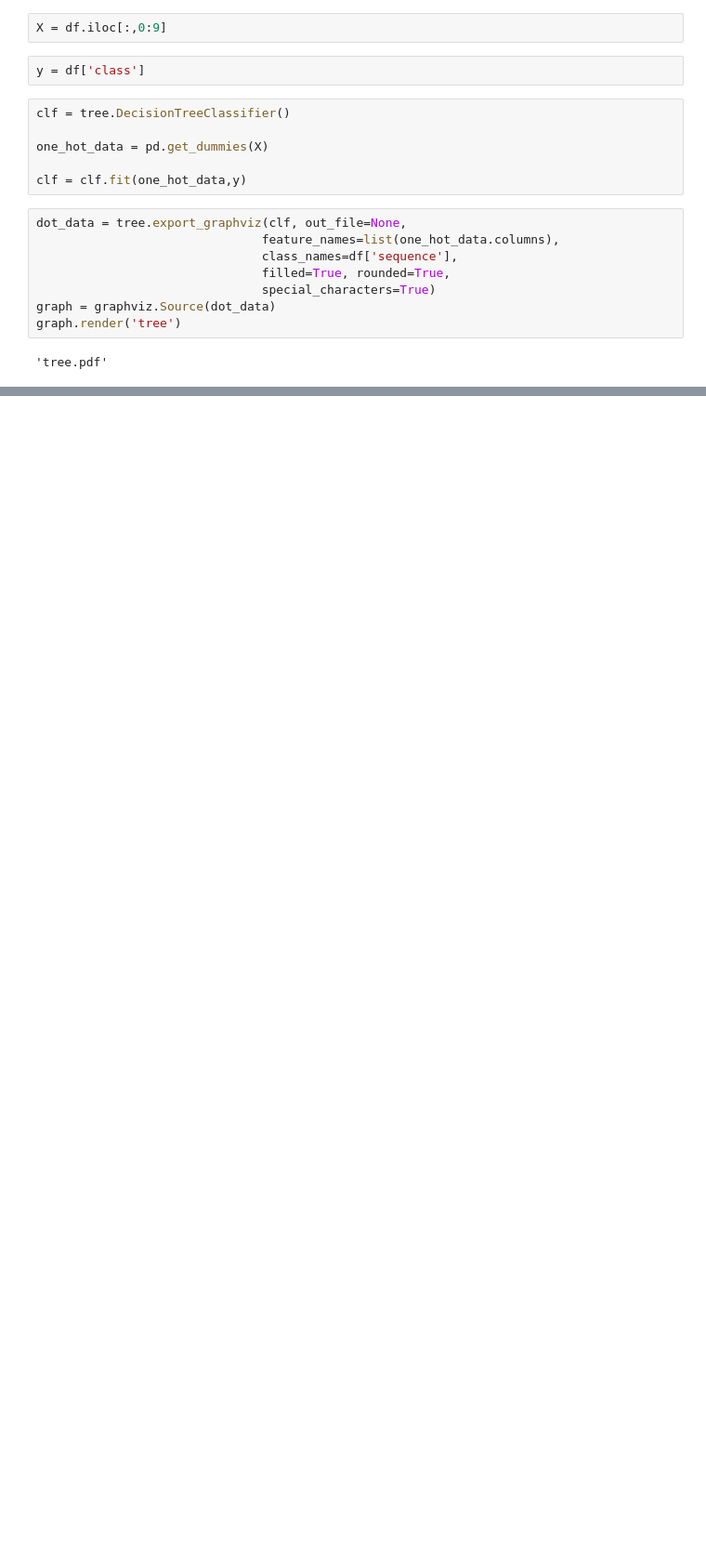
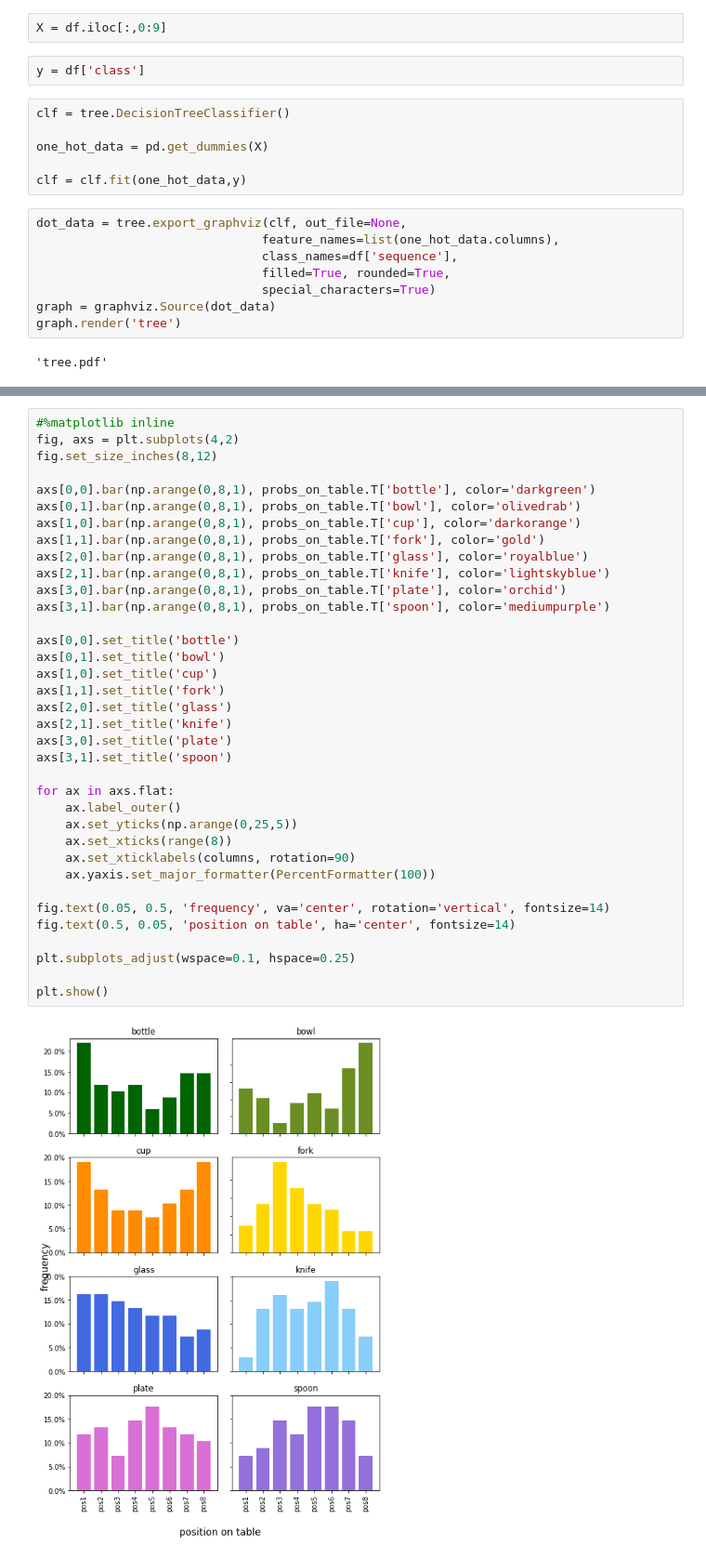
Before and after one commit to zauri/action_selection, a Jupyter notebook: cognitive model/shortest_path/h03/h03_data_analysis.ipynb, the cells around one changed output, grey strips where cells are left out. Shown: that part at 93% size. Drawn from its saved outputs; the diff is of its cells as text; blank space fills up the shorter version.

```diff
--- a/cognitive model/shortest_path/h03/h03_data_analysis.ipynb
+++ b/cognitive model/shortest_path/h03/h03_data_analysis.ipynb
@@ -40,0 +93,38 @@ graph.render('tree')
+# %%
+#%matplotlib inline
+fig, axs = plt.subplots(4,2)
+fig.set_size_inches(8,12)
+
+axs[0,0].bar(np.arange(0,8,1), probs_on_table.T['bottle'], color='darkgreen')
+axs[0,1].bar(np.arange(0,8,1), probs_on_table.T['bowl'], color='olivedrab')
+axs[1,0].bar(np.arange(0,8,1), probs_on_table.T['cup'], color='darkorange')
+axs[1,1].bar(np.arange(0,8,1), probs_on_table.T['fork'], color='gold')
+axs[2,0].bar(np.arange(0,8,1), probs_on_table.T['glass'], color='royalblue')
+axs[2,1].bar(np.arange(0,8,1), probs_on_table.T['knife'], color='lightskyblue')
+axs[3,0].bar(np.arange(0,8,1), probs_on_table.T['plate'], color='orchid')
+axs[3,1].bar(np.arange(0,8,1), probs_on_table.T['spoon'], color='mediumpurple')
+
+axs[0,0].set_title('bottle')
+axs[0,1].set_title('bowl')
+axs[1,0].set_title('cup')
+axs[1,1].set_title('fork')
+axs[2,0].set_title('glass')
+axs[2,1].set_title('knife')
+axs[3,0].set_title('plate')
+axs[3,1].set_title('spoon')
+
+for ax in axs.flat:
+    ax.label_outer()
+    ax.set_yticks(np.arange(0,25,5))
+    ax.set_xticks(range(8))
+    ax.set_xticklabels(columns, rotation=90)
+    ax.yaxis.set_major_formatter(PercentFormatter(100))
+
+fig.text(0.05, 0.5, 'frequency', va='center', rotation='vertical', fontsize=14)
+fig.text(0.5, 0.05, 'position on table', ha='center', fontsize=14)
+
+plt.subplots_adjust(wspace=0.1, hspace=0.25)
+
+plt.show()
+# %% [output]
+[figure, added]
```
Also changed, not shown: parts of 16 cells of this notebook, 3 other files.
